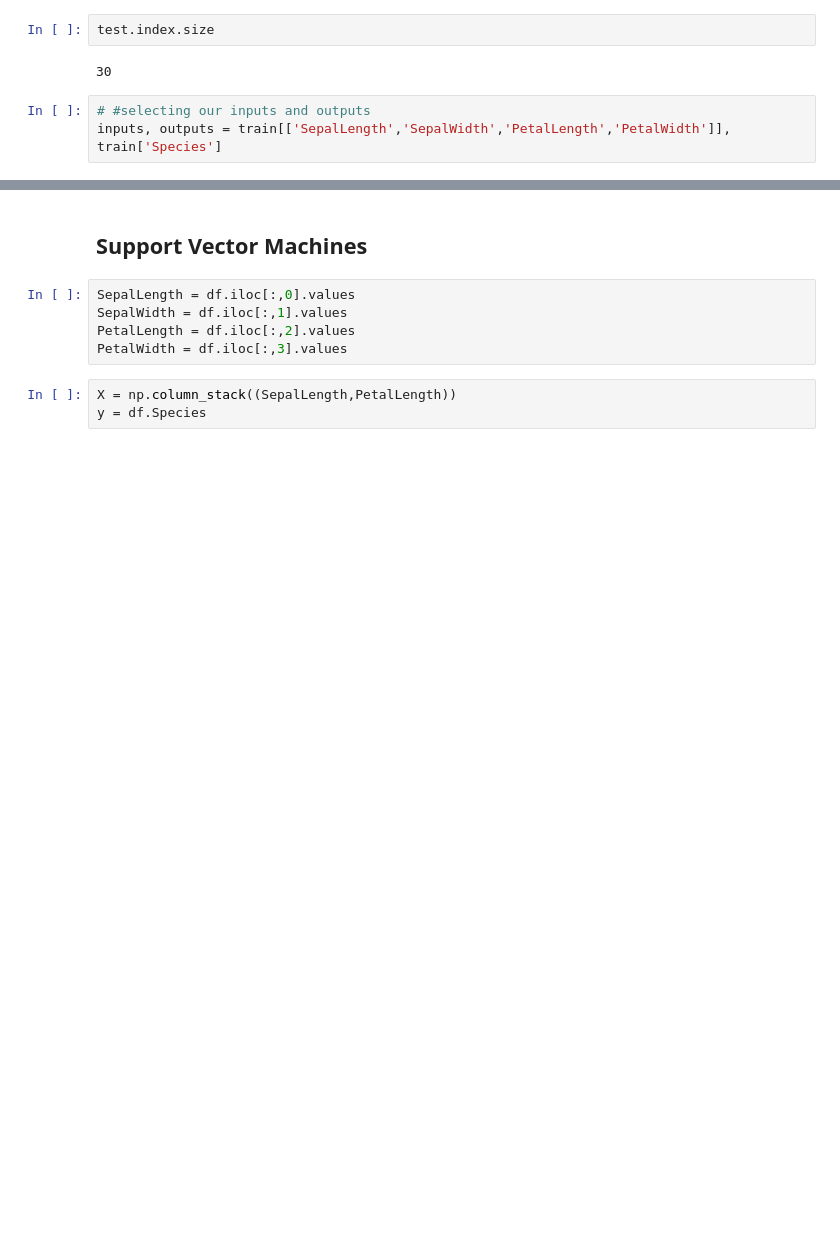
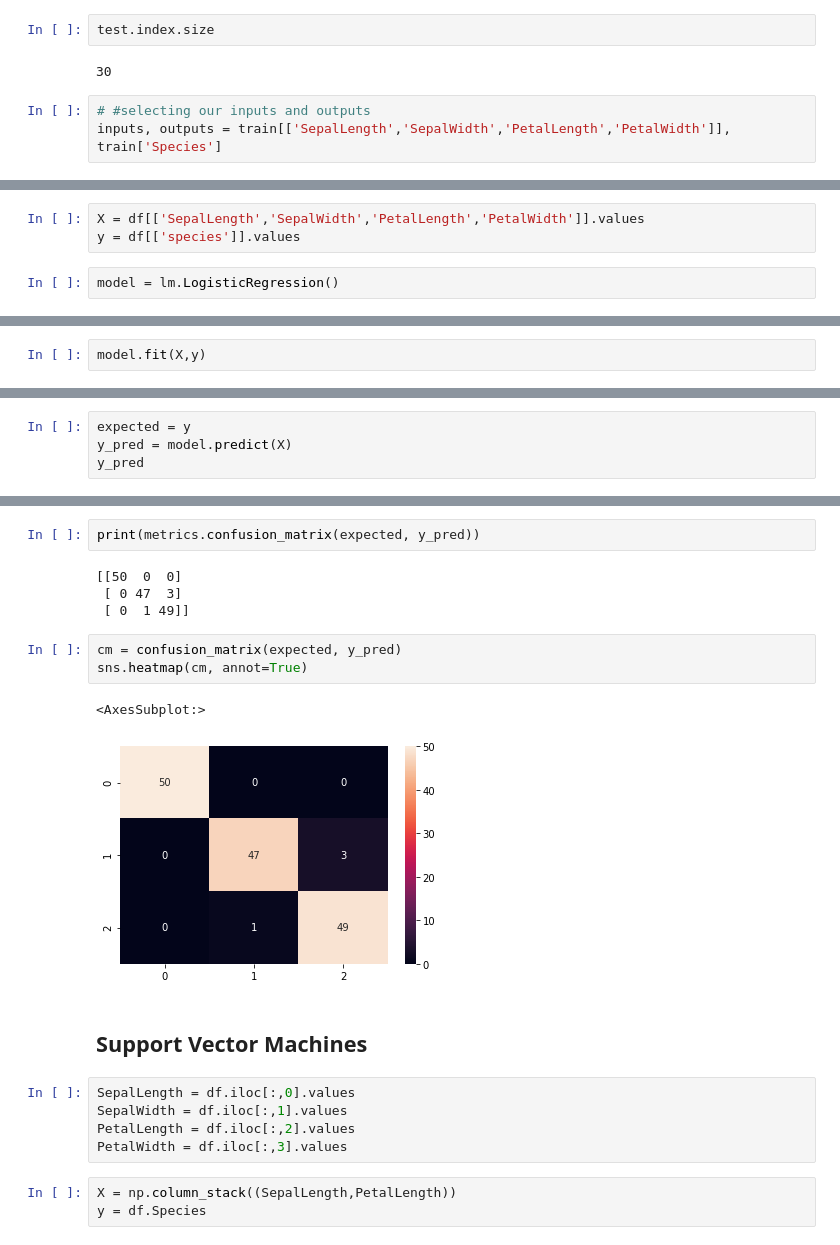
Before and after one commit to ShanePAustin/machine-learning-and-statistics, a Jupyter notebook: scikit-learn.ipynb, the cells around one changed output, grey strips where cells are left out. Drawn from its saved outputs; the diff is of its cells as text; blank space fills up the shorter version.

Commit message:
Logistic Regression

```diff
--- a/scikit-learn.ipynb
+++ b/scikit-learn.ipynb
@@ -205,0 +224,5 @@ Name: Species, dtype: object
+# %%
+X = df[['SepalLength','SepalWidth','PetalLength','PetalWidth']].values
+y = df[['species']].values
+# %%
+model = lm.LogisticRegression()
@@ -205,0 +232,2 @@ Name: Species, dtype: object
+# %%
+model.fit(X,y)
@@ -205,0 +244,4 @@ Name: Species, dtype: object
+# %%
+expected = y
+y_pred = model.predict(X)
+y_pred
@@ -206,3 +270,15 @@ Name: Species, dtype: object
+# %%
+print(metrics.confusion_matrix(expected, y_pred))
+# %% [output]
+[[50  0  0]
+ [ 0 47  3]
+ [ 0  1 49]]
+# %%
+cm = confusion_matrix(expected, y_pred)
+sns.heatmap(cm, annot=True)
+# %% [output]
+<AxesSubplot:>
+[figure, added]
 # %% [markdown]
 ## Support Vector Machines
 # %%
```
Also changed, not shown: parts of 23 cells of this notebook.
